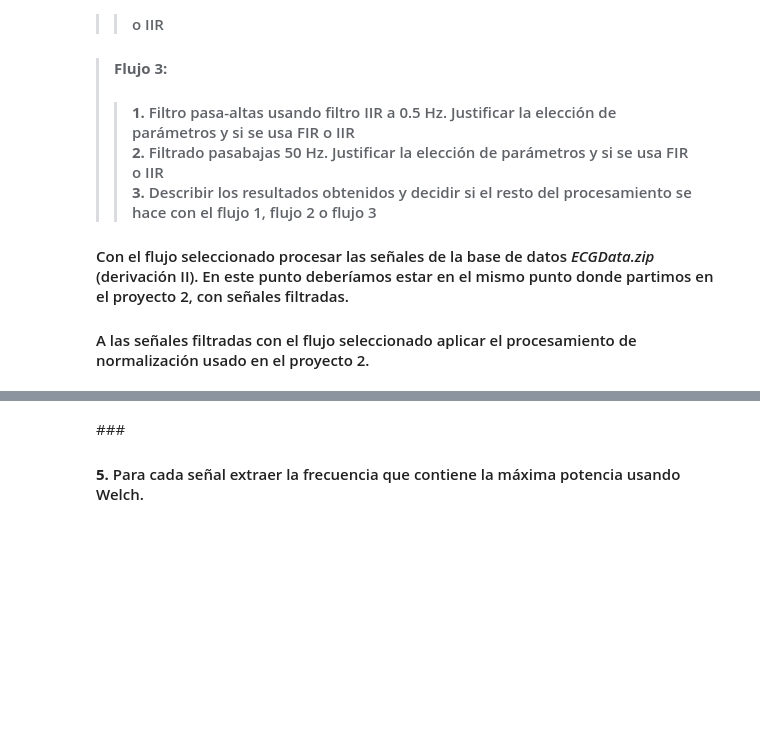
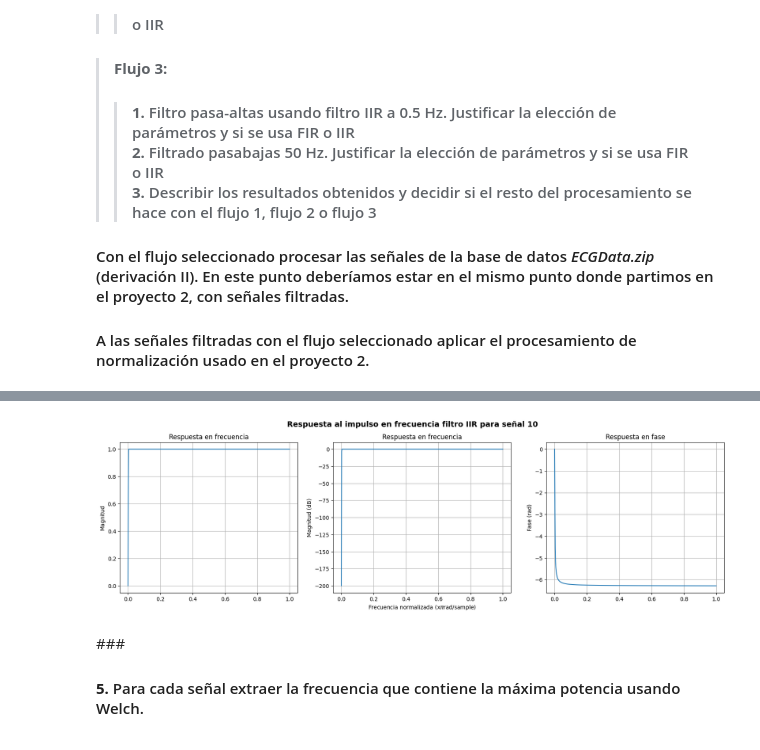
Before and after one commit to marianayarce1224/lab_biosenales, a Jupyter notebook: PROYECTO3/Proyecto3_G3.ipynb, the cells around one changed output, grey strips where cells are left out. Drawn from its saved outputs; the diff is of its cells as text; code cells hidden in the pictures; blank space fills up the shorter version.

```diff
--- a/PROYECTO3/Proyecto3_G3.ipynb
+++ b/PROYECTO3/Proyecto3_G3.ipynb
@@ -193,3 +303,26 @@ def compresion(signal):
+# %%
+def mfreqz(b_iir, a_iir, i, nyq_rate=1):
+    w_iir, h_iir = signal.freqz(b_iir, a_iir);
+    h_dB_iir = 20 * np.log10 (abs(h_iir)+1e-10)
+
+    fig, axs = plt.subplots(1, 3, figsize=(20, 5))
+    fig.suptitle(f'Respuesta al impulso en frecuencia filtro IIR para señal {i}', x=0.5, y=0.99, fontsize=14, fontweight='bold')
+    axs[0].plot((w_iir/max(w_iir))*nyq_rate, abs(h_iir))
+    axs[0].set(ylabel='Magnitud', title=r'Respuesta en frecuencia')
+    axs[0].grid()
+
+    axs[1].plot((w_iir/max(w_iir))*nyq_rate, h_dB_iir)
+    axs[1].set(ylabel='Magnitud (dB)', xlabel=r'Frecuencia normalizada (x$\pi$rad/sample)', title=r'Respuesta en frecuencia')
+    axs[1].grid()
+
+    h_Phase = np.unwrap(np.arctan2(np.imag(h_iir),np.real(h_iir)))
+    axs[2].plot((w_iir/max(w_iir))*nyq_rate, h_Phase)
+    axs[2].set(ylabel='Fase (rad)', title=r'Respuesta en fase')
+    axs[2].grid()
+# %%
+mfreqz(filtered_signal[1], filtered_signal[2], i+1)
+# %% [output]
+[figure, added]
 # %% [markdown]
 ###<h4><b>5. </b>Para cada señal extraer la frecuencia que contiene la máxima potencia usando Welch.</h4>
 # %% [markdown]
```
Also changed, not shown: parts of 10 cells of this notebook.
